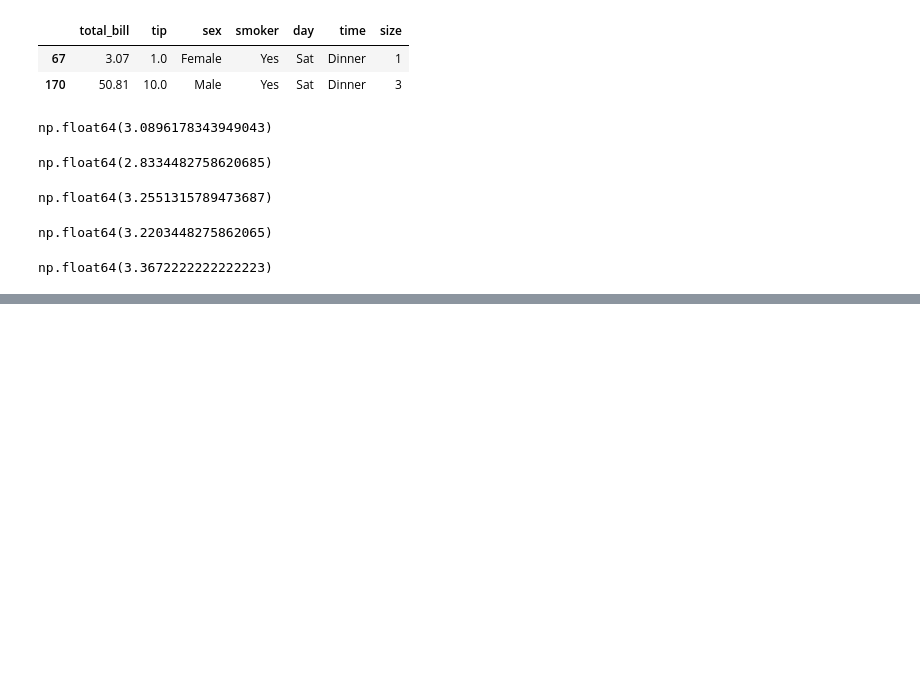
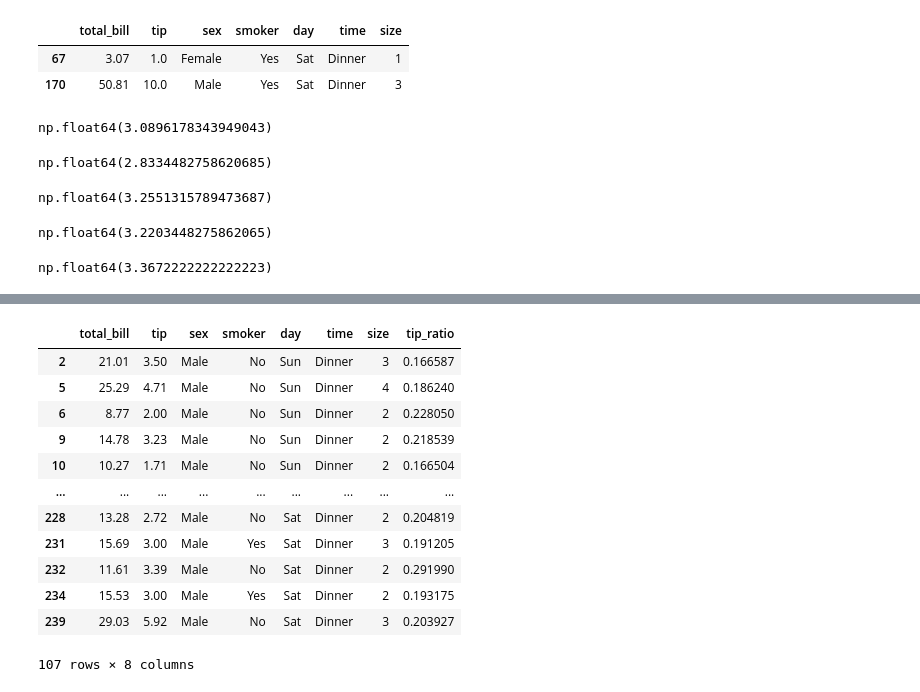
Before and after one commit to JakeOh/202511_BD53, a Jupyter notebook: lab_python/da03_dataframe.ipynb, the cells around one changed output, grey strips where cells are left out. Drawn from its saved outputs; the diff is of its cells as text; code cells hidden in the pictures; blank space fills up the shorter version.

```diff
--- a/lab_python/da03_dataframe.ipynb
+++ b/lab_python/da03_dataframe.ipynb
@@ -217,0 +264,3 @@ np.float64(3.3672222222222223)
+# %%
+# 파생변수 추가
+tips['tip_ratio'] = tips.tip / tips.total_bill
@@ -217,0 +297,18 @@ np.float64(3.3672222222222223)
+# %%
+df = tips[tips.tip_ratio > tips.tip_ratio.mean()]
+# %%
+df
+# %% [output]
+|  | total_bill | tip | sex | smoker | day | time | size | tip_ratio |
+| 2 | 21.01 | 3.50 | Male | No | Sun | Dinner | 3 | 0.166587 |
+| 5 | 25.29 | 4.71 | Male | No | Sun | Dinner | 4 | 0.186240 |
+| 6 | 8.77 | 2.00 | Male | No | Sun | Dinner | 2 | 0.228050 |
+| 9 | 14.78 | 3.23 | Male | No | Sun | Dinner | 2 | 0.218539 |
+| 10 | 10.27 | 1.71 | Male | No | Sun | Dinner | 2 | 0.166504 |
+| ... | ... | ... | ... | ... | ... | ... | ... | ... |
+| 228 | 13.28 | 2.72 | Male | No | Sat | Dinner | 2 | 0.204819 |
+| 231 | 15.69 | 3.00 | Male | Yes | Sat | Dinner | 3 | 0.191205 |
+| 232 | 11.61 | 3.39 | Male | No | Sat | Dinner | 2 | 0.291990 |
+| 234 | 15.53 | 3.00 | Male | Yes | Sat | Dinner | 2 | 0.193175 |
+| 239 | 29.03 | 5.92 | Male | No | Sat | Dinner | 3 | 0.203927 |
+107 rows × 8 columns
```
Also changed, not shown: parts of 23 cells of this notebook.
